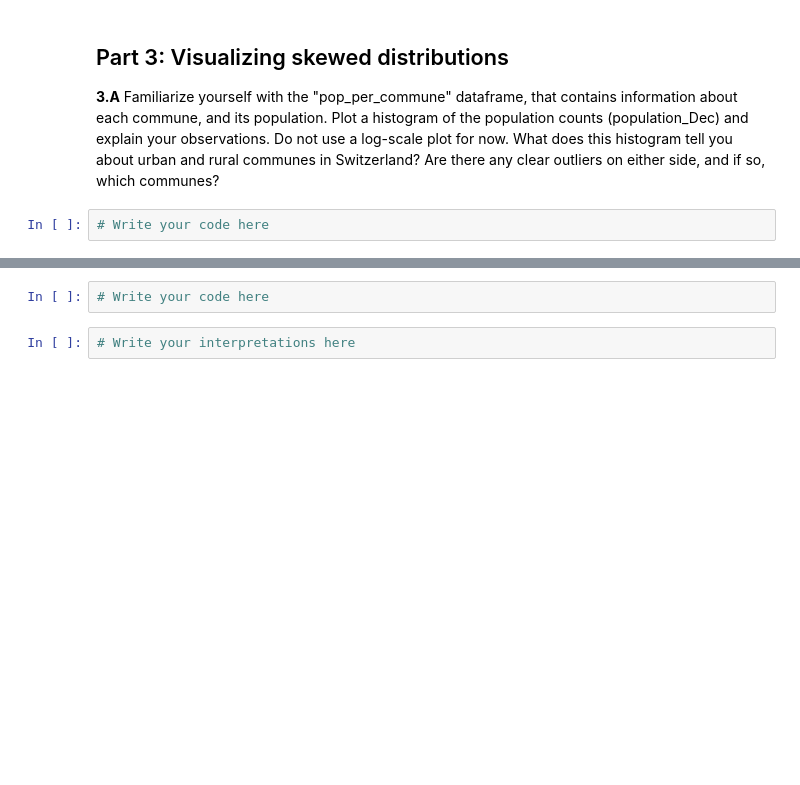
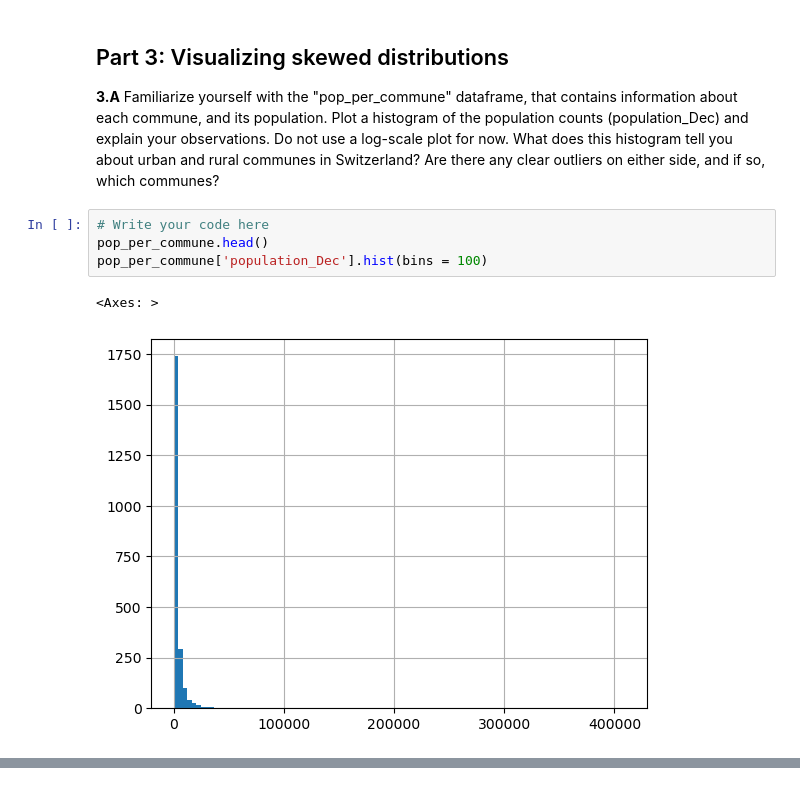
Before and after one commit to BaptisteCarmier/ADA--2024, a Jupyter notebook: Exercises/02 - Data viz and data from the web/Becoming a DataVizard exercise.ipynb, the cells around one changed output, grey strips where cells are left out. Drawn from its saved outputs; the diff is of its cells as text; blank space fills up the shorter version.

```diff
--- a/Exercises/02 - Data viz and data from the web/Becoming a DataVizard exercise.ipynb
+++ b/Exercises/02 - Data viz and data from the web/Becoming a DataVizard exercise.ipynb
@@ -315,6 +360,11 @@ Finally, we did not explore the impact of the rank of the movie among the top te
 __3.A__ Familiarize yourself with the "pop_per_commune" dataframe, that contains information about each commune, and its population. Plot a histogram of the population counts (population_Dec) and explain your observations. Do not use a log-scale plot for now. What does this histogram tell you about urban and rural communes in Switzerland? Are there any clear outliers on either side, and if so, which communes?
 # %%
 # Write your code here
+pop_per_commune.head()
+pop_per_commune['population_Dec'].hist(bins = 100)
+# %% [output]
+<Axes: >
+[figure, added]
 # %% [markdown]
 
 
@@ -323,7 +373,3 @@ __3.B__ The figure below represents 4 types of histogram. At this stage, your di
 <img src="plaw.png" style="width: 600px;" align="left">
 
 The figure is extracted from [this paper](https://arxiv.org/pdf/cond-mat/0412004.pdf) that contains more information about this family of distributions.
-# %%
-# Write your code here
-# %%
-# Write your interpretations here
```
Also changed, not shown: parts of 10 cells of this notebook, 1 other file.
